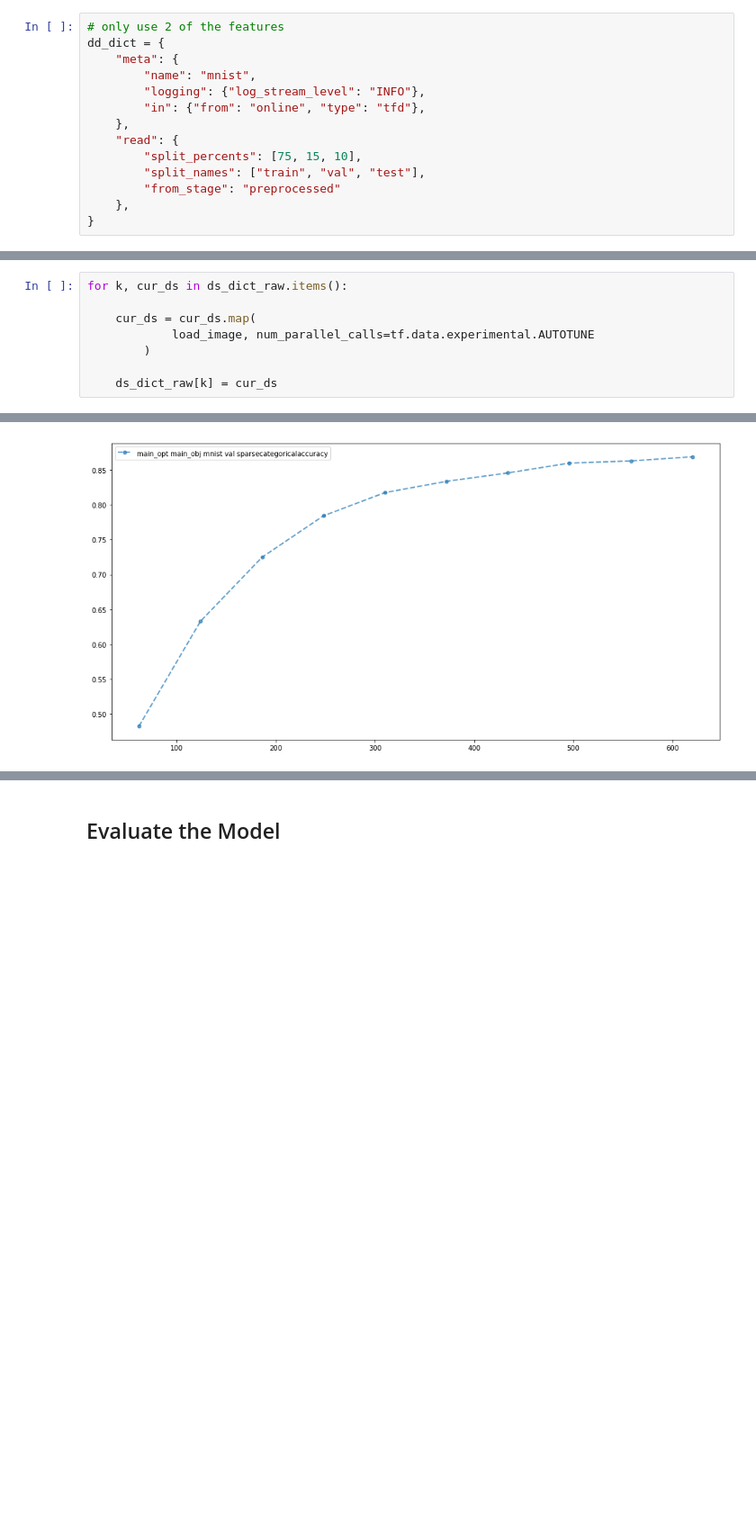
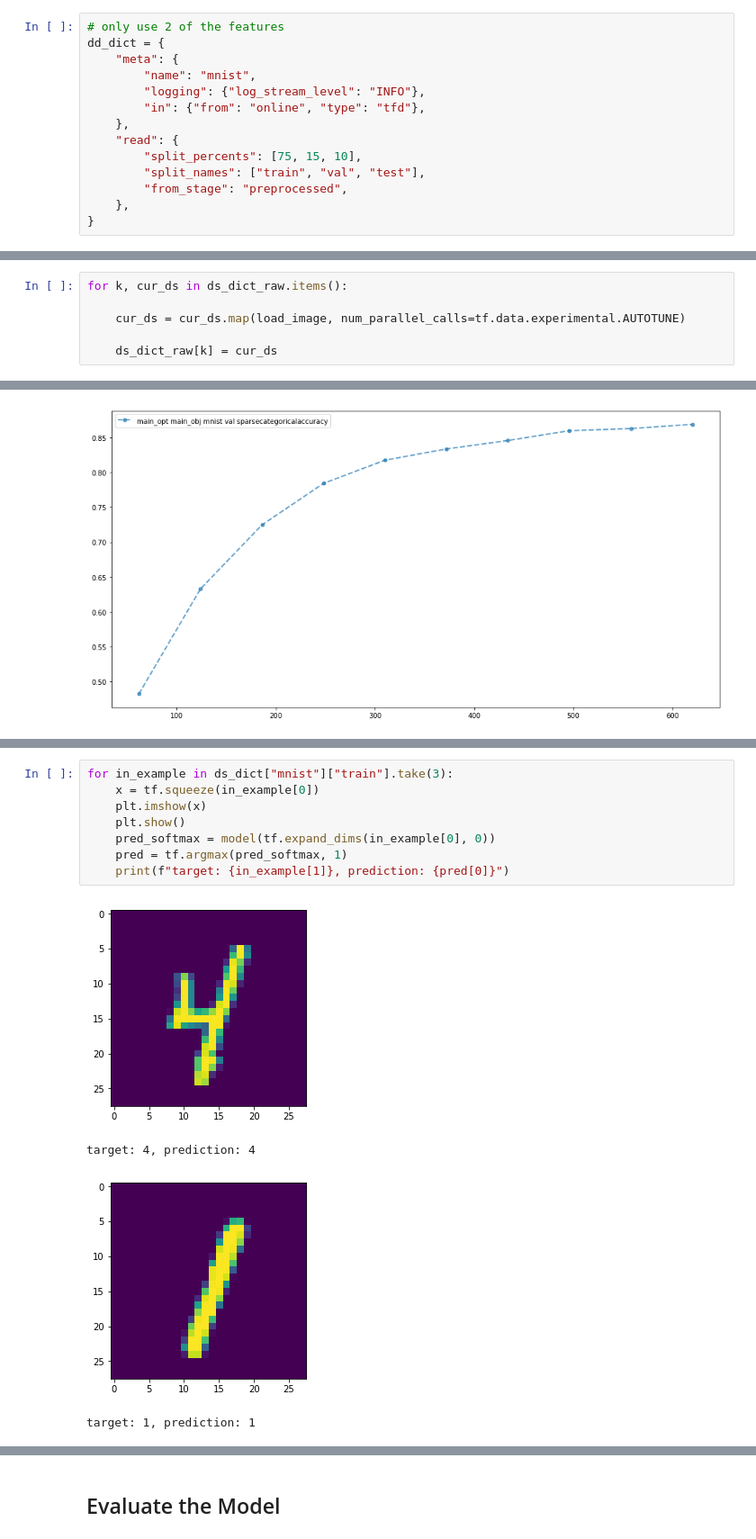
Before and after one commit to yeahml/yeahml, a Jupyter notebook: examples/mnist/mnist.ipynb, the cells around one changed output, grey strips where cells are left out. Shown at 90% size. Drawn from its saved outputs; the diff is of its cells as text; blank space fills up the shorter version.

```diff
--- a/examples/mnist/mnist.ipynb
+++ b/examples/mnist/mnist.ipynb
@@ -28,6 +33,6 @@ dd_dict = {
     "read": {
         "split_percents": [75, 15, 10],
         "split_names": ["train", "val", "test"],
-        "from_stage": "preprocessed"
+        "from_stage": "preprocessed",
     },
 }
@@ -53,8 +65,6 @@ def load_image(datapoint):
 # %%
 for k, cur_ds in ds_dict_raw.items():
 
-    cur_ds = cur_ds.map(
-            load_image, num_parallel_calls=tf.data.experimental.AUTOTUNE
-        )
+    cur_ds = cur_ds.map(load_image, num_parallel_calls=tf.data.experimental.AUTOTUNE)
 
     ds_dict_raw[k] = cur_ds
@@ -177,0 +205,13 @@ yml.basic_plot_tracker(
+# %%
+for in_example in ds_dict["mnist"]["train"].take(3):
+    x = tf.squeeze(in_example[0])
+    plt.imshow(x)
+    plt.show()
+    pred_softmax = model(tf.expand_dims(in_example[0], 0))
+    pred = tf.argmax(pred_softmax, 1)
+    print(f"target: {in_example[1]}, prediction: {pred[0]}")
+# %% [output]
+[figure, added]
+target: 4, prediction: 4
+[figure, added]
+target: 1, prediction: 1
```
Also changed, not shown: parts of 28 cells of this notebook, 4 other files.
